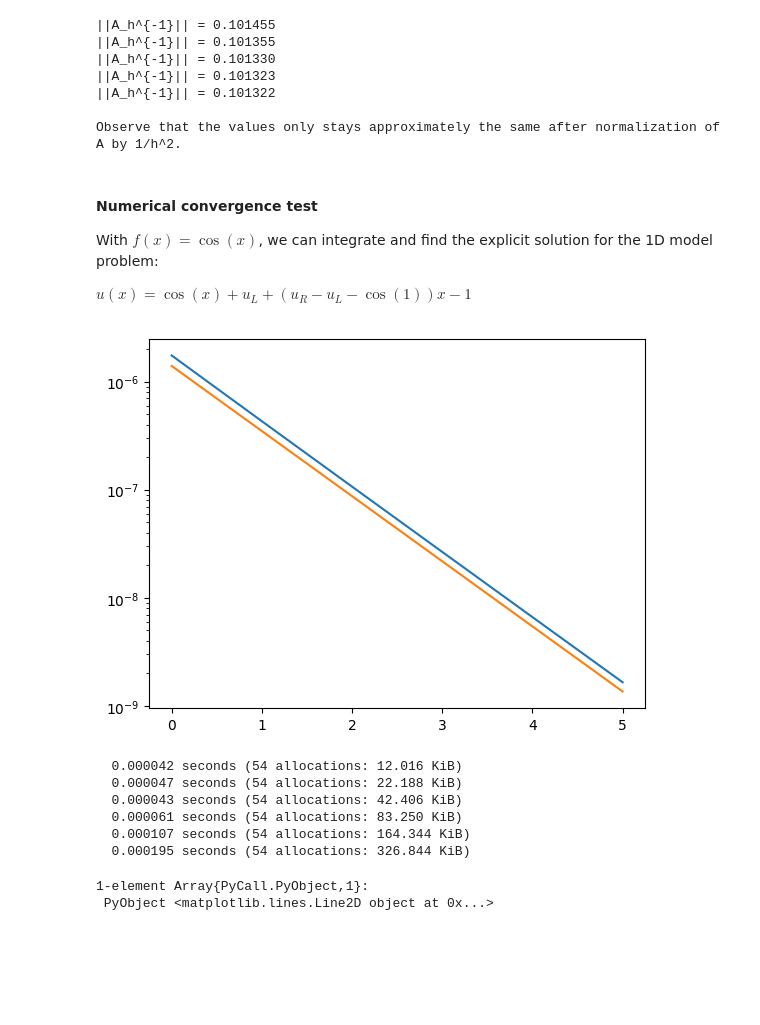
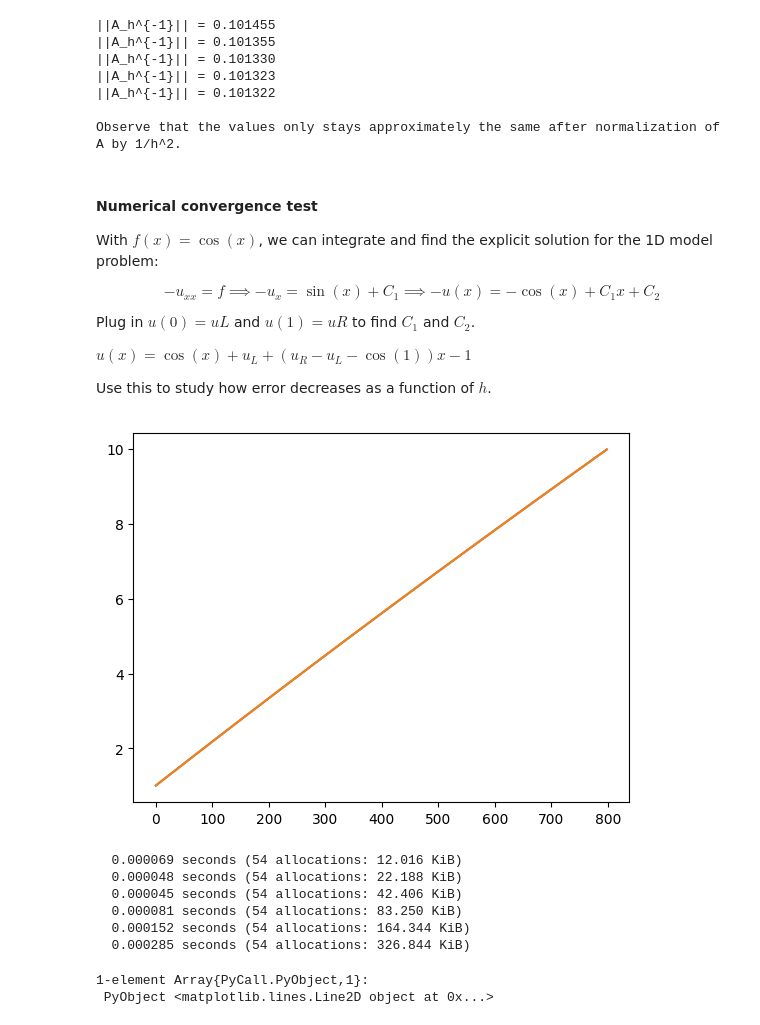
Before and after one commit to yhrtsai/M368K_S2018, a Jupyter notebook: Boundary-value-problems.ipynb, the cells around one changed output. Cells and saved outputs as stored; diff of their text form; code cells hidden in the pictures; blank space fills up the shorter version.

```diff
--- a/Boundary-value-problems.ipynb
+++ b/Boundary-value-problems.ipynb
@@ -243,7 +243,13 @@ Observe that the values only stays approximately the same after normalization of
 
 With $f(x)=\cos(x)$, we can integrate and find the explicit solution for the 1D model problem:
 
+$$-u_{xx}=f \implies -u_x = \sin(x)+C_1 \implies -u(x)=-\cos(x)+C_1x+C_2$$
+
+Plug in $u(0)=uL$ and $u(1)=uR$ to find $C_1$ and $C_2$.
+
 $u(x)=\cos(x)+u_L+(u_R-u_L-\cos(1))x-1$
+
+Use this to study how error decreases as a function of $h$.
 # %%
 f(x)=cos.(x)
 
@@ -261,44 +267,41 @@ for N in [25, 50, 100, 200, 400, 800]
 
 h=1/N
 xgrid=linspace(0,1,N+1)
 
 #The vector U stores (u1,u2,u3,cdots, u_(N-1))
 U=zeros(N-1)
 Uexact=copy(U)
 
 #N-2 because we exclude x=0 and X=1.
 A=spdiagm( (-ones(N-2), 2.0*ones(N-1),-ones(N-2)), [-1,0,1])
 
 F=collect(f.(xgrid[2:end-1]))
 
 b=F.*h^2
 
 b[1]+=uL
 b[end]+=uR
 
 @time U=A\b;
 
 Uexact.=u_exact.(xgrid[2:end-1], uL,uR)
 
 Err=[Err; norm(U-Uexact)/norm(Uexact)]
 
 end
 
 using PyPlot
 xgrid=linspace(0,1,100+1)
 #plot(xgrid,u_exact.(xgrid, uL, uR))
-#plot(Uexact)
-#plot(U)
-
-semilogy(Err)
-semilogy(0.8*Err[1]*2.0.^[0 -2 -4 -6 -8 -10]')
+plot(Uexact)
+plot(U)
 # %% [output]
-[figure, old version]
+[figure, new version]
-  0.000042 seconds (54 allocations: 12.016 KiB)
-  0.000047 seconds (54 allocations: 22.188 KiB)
-  0.000043 seconds (54 allocations: 42.406 KiB)
-  0.000061 seconds (54 allocations: 83.250 KiB)
-  0.000107 seconds (54 allocations: 164.344 KiB)
-  0.000195 seconds (54 allocations: 326.844 KiB)
+  0.000069 seconds (54 allocations: 12.016 KiB)
+  0.000048 seconds (54 allocations: 22.188 KiB)
+  0.000045 seconds (54 allocations: 42.406 KiB)
+  0.000081 seconds (54 allocations: 83.250 KiB)
+  0.000152 seconds (54 allocations: 164.344 KiB)
+  0.000285 seconds (54 allocations: 326.844 KiB)
 1-element Array{PyCall.PyObject,1}:
  PyObject <matplotlib.lines.Line2D object at 0x...>
```
Also changed, not shown: parts of 2 cells of this notebook.
